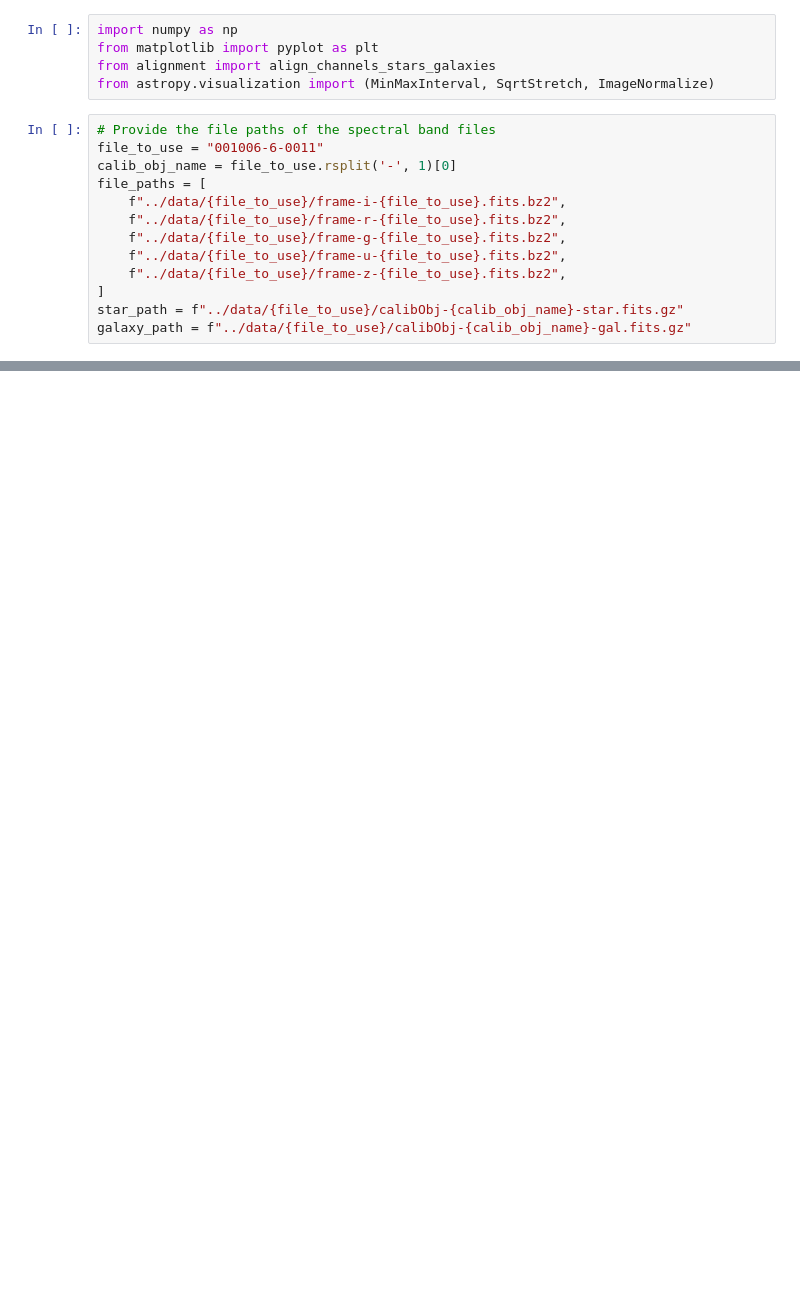
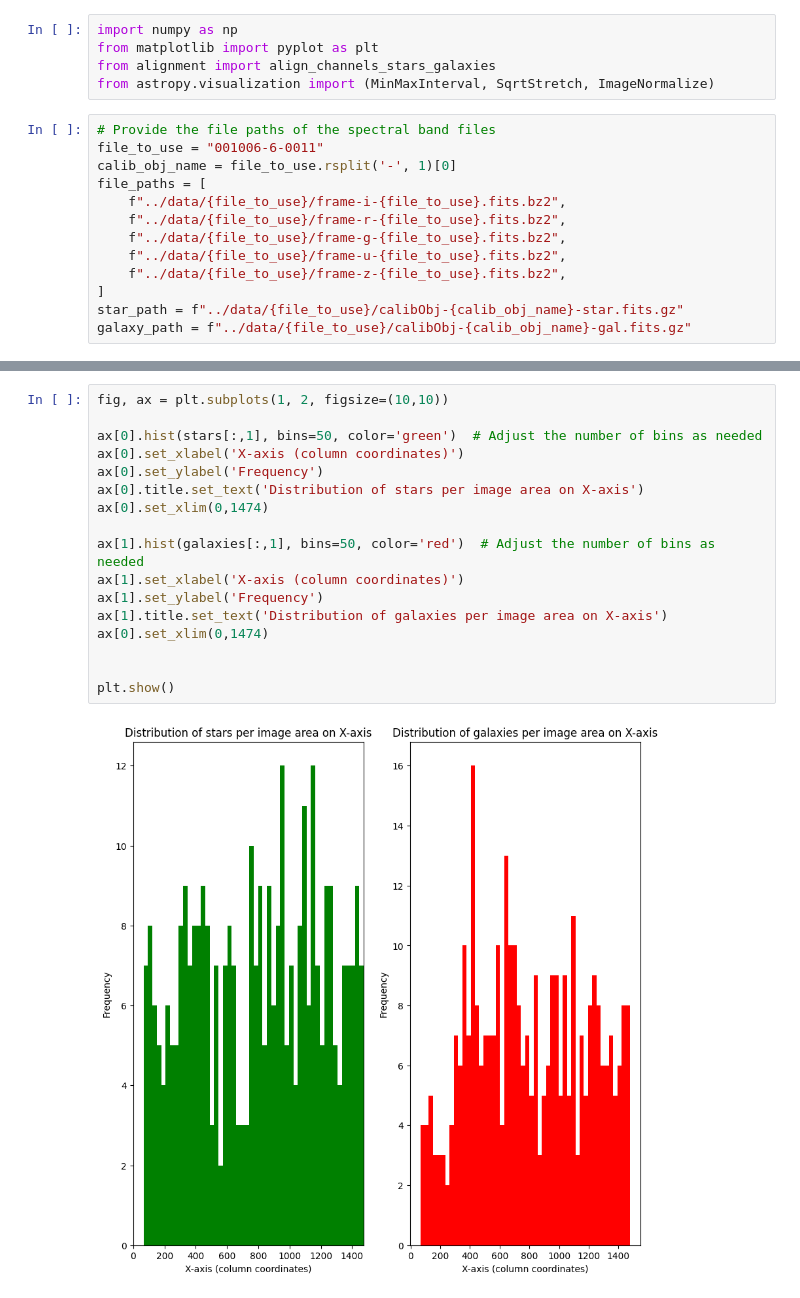
Before and after one commit to felix-zailskas/star-galaxy-classification, a Jupyter notebook: src/alignment_demo.ipynb, the cells around one changed output, grey strips where cells are left out. Saved outputs shown, nothing was run; the diff lists cells and outputs as text; blank space fills up the shorter version.

```diff
--- a/src/alignment_demo.ipynb
+++ b/src/alignment_demo.ipynb
@@ -55,0 +59,19 @@ plt.show()
+# %%
+fig, ax = plt.subplots(1, 2, figsize=(10,10))
+
+ax[0].hist(stars[:,1], bins=50, color='green')  # Adjust the number of bins as needed
+ax[0].set_xlabel('X-axis (column coordinates)')
+ax[0].set_ylabel('Frequency')
+ax[0].title.set_text('Distribution of stars per image area on X-axis')
+ax[0].set_xlim(0,1474)
+
+ax[1].hist(galaxies[:,1], bins=50, color='red')  # Adjust the number of bins as needed
+ax[1].set_xlabel('X-axis (column coordinates)')
+ax[1].set_ylabel('Frequency')
+ax[1].title.set_text('Distribution of galaxies per image area on X-axis')
+ax[0].set_xlim(0,1474)
+
+
+plt.show()
+# %% [output]
+[figure, added]
```
Also changed, not shown: parts of 2 cells of this notebook.
